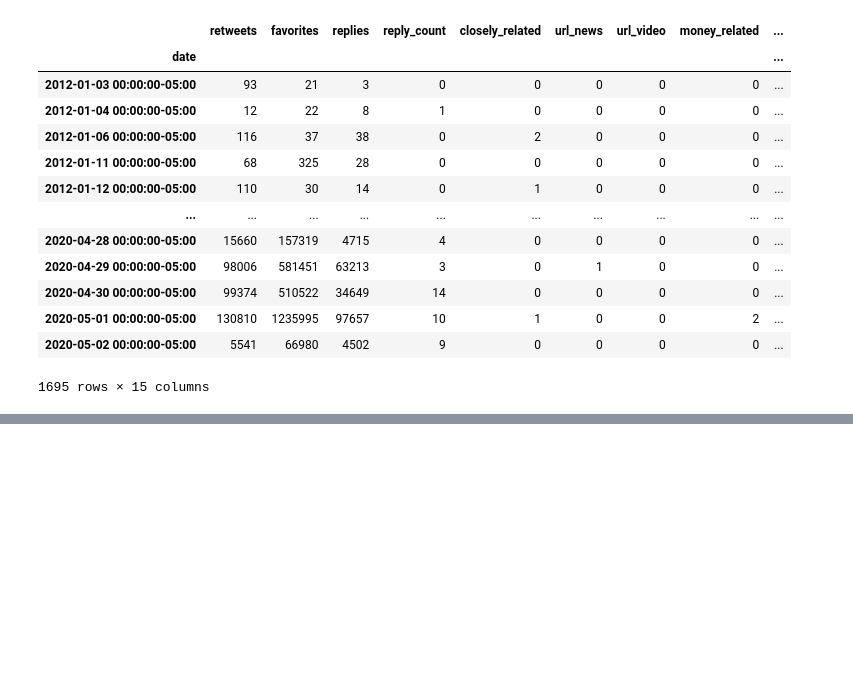
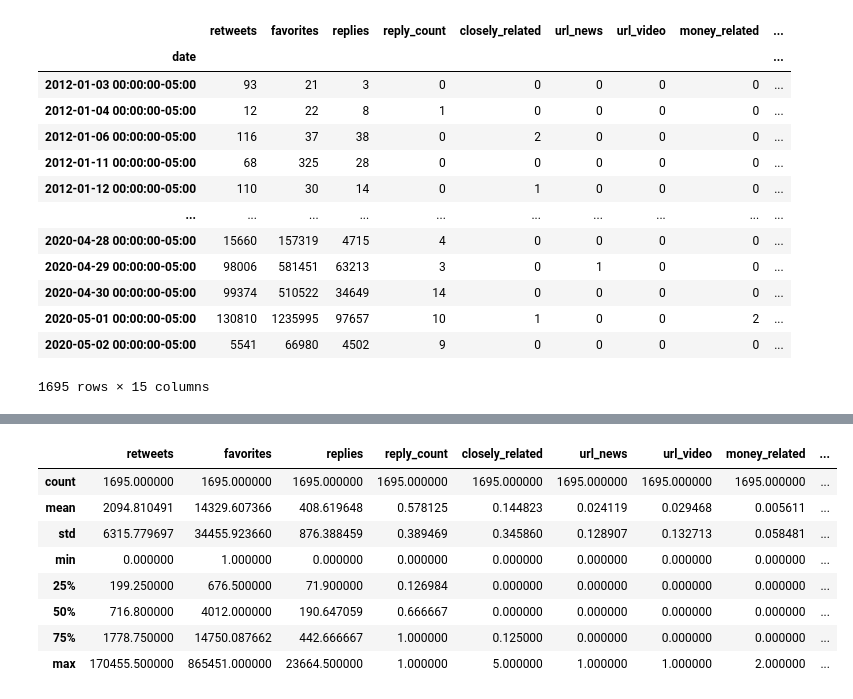
Before and after one commit to NuttySalmon/Elon-Musk-Tweets-VS-Tesla-Stock, a Jupyter notebook: tweets.ipynb, the cells around one changed output, grey strips where cells are left out. Cells and saved outputs as stored; diff of their text form; code cells hidden in the pictures; blank space fills up the shorter version.

```diff
--- a/tweets.ipynb
+++ b/tweets.ipynb
@@ -289,3 +300,15 @@ day_of_week          int64
 dtype: object
 # %%
 df2.to_pickle('tweets_processed.pkl')
+# %%
+df2.describe()
+# %% [output]
+|  | retweets | favorites | replies | reply_count | closely_related | url_news | url_video | money_related | ... |
+| count | 1695.000000 | 1695.000000 | 1695.000000 | 1695.000000 | 1695.000000 | 1695.000000 | 1695.000000 | 1695.000000 | ... |
+| mean | 2094.810491 | 14329.607366 | 408.619648 | 0.578125 | 0.144823 | 0.024119 | 0.029468 | 0.005611 | ... |
+| std | 6315.779697 | 34455.923660 | 876.388459 | 0.389469 | 0.345860 | 0.128907 | 0.132713 | 0.058481 | ... |
+| min | 0.000000 | 1.000000 | 0.000000 | 0.000000 | 0.000000 | 0.000000 | 0.000000 | 0.000000 | ... |
+| 25% | 199.250000 | 676.500000 | 71.900000 | 0.126984 | 0.000000 | 0.000000 | 0.000000 | 0.000000 | ... |
+| 50% | 716.800000 | 4012.000000 | 190.647059 | 0.666667 | 0.000000 | 0.000000 | 0.000000 | 0.000000 | ... |
+| 75% | 1778.750000 | 14750.087662 | 442.666667 | 1.000000 | 0.125000 | 0.000000 | 0.000000 | 0.000000 | ... |
+| max | 170455.500000 | 865451.000000 | 23664.500000 | 1.000000 | 5.000000 | 1.000000 | 1.000000 | 2.000000 | ... |
```
Also changed, not shown: parts of 5 cells of this notebook, 5 other files.
